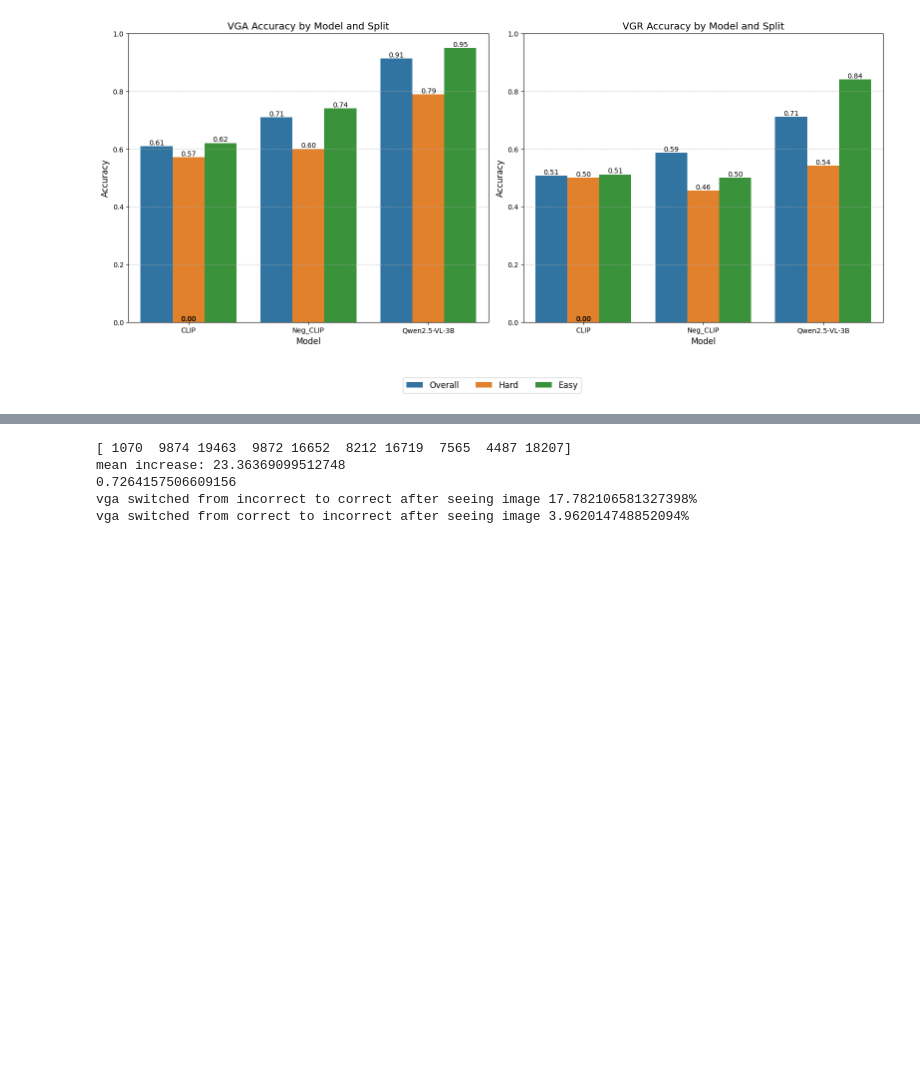
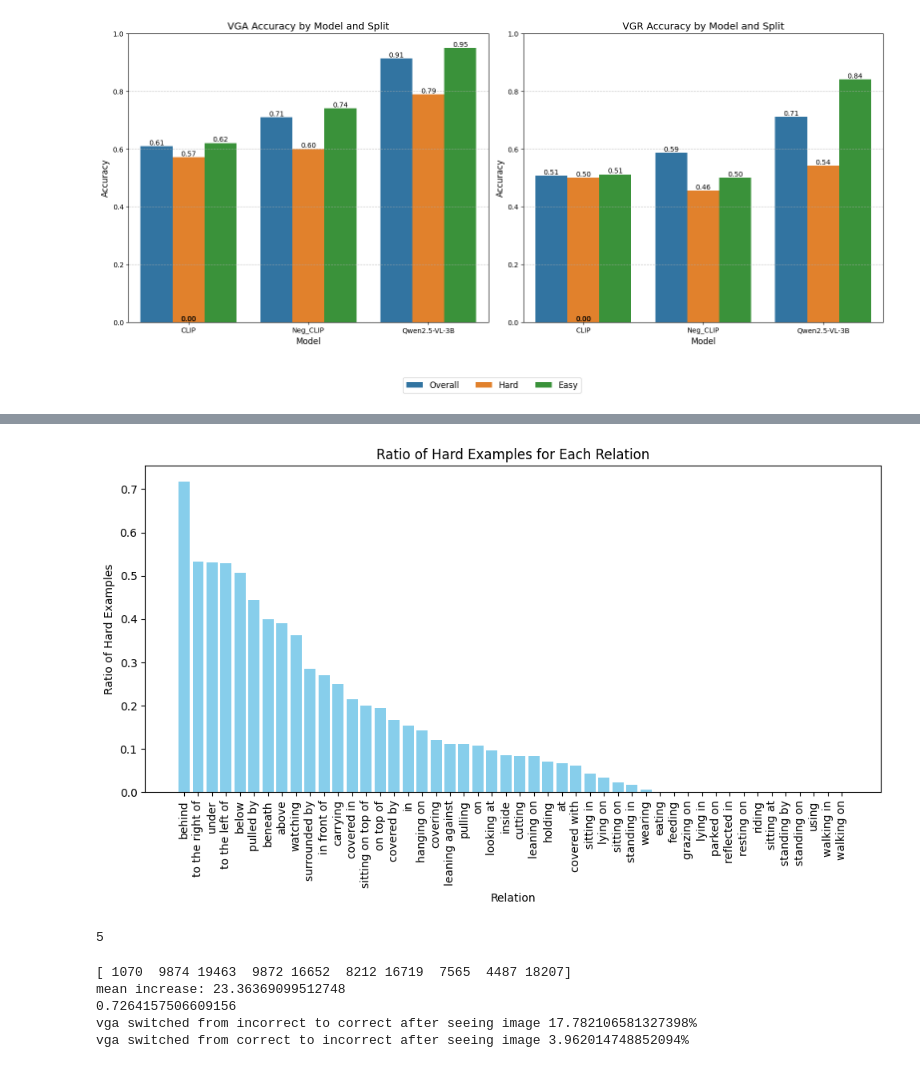
Before and after one commit to lcabannes/vision-language-models-are-bows, a Jupyter notebook: notebooks/visualization.ipynb, the cells around one changed output, grey strips where cells are left out. Drawn from its saved outputs; the diff is of its cells as text; code cells hidden in the pictures; blank space fills up the shorter version.

Commit message:
add per relation analysis and negclip analysis

```diff
--- a/notebooks/visualization.ipynb
+++ b/notebooks/visualization.ipynb
@@ -319,3 +323,76 @@ plt.show()
 plt.close()
 # %% [output]
 [figure]
+# %%
+uniquerelations = np.unique(vgr_dataset.all_relations)
+print(uniquerelations)
+vgr_hard = ~vgr_easy
+ratios = []
+hard_counts = []
+easy_counts = []
+
+for i, relation in enumerate(uniquerelations):
+    relation_mask = np.array(vgr_dataset.all_relations) == relation
+    relation_hard = relation_mask & vgr_hard
+    relation_easy = relation_mask & vgr_easy
+    ratio = relation_hard.sum() / relation_mask.sum()
+    hard_counts.append(relation_hard.sum())
+    easy_counts.append(relation_easy.sum())
+
+    ratios.append(ratio)
+
+sorted_pairs = (sorted(zip(uniquerelations, ratios, hard_counts, easy_counts), key=lambda x: x[1], reverse=True))
+# filter out relations with less than 20 easy examples
+print(len(sorted_pairs))
+# sorted_pairs = [pair for pair in sorted_pairs if pair[3] > 20]
+# print(len(sorted_pairs))
+sorted_ratios = [pair[1] for pair in sorted_pairs]
+sorted_relations = [pair[0] for pair in sorted_pairs]
+sorted_hard_counts = [pair[2] for pair in sorted_pairs]
+sorted_easy_counts = [pair[3] for pair in sorted_pairs]
+
+plt.figure(figsize=(10, 6))
+# bar plot with ratios for each relation
+plt.bar(sorted_relations, sorted_ratios, color='skyblue')
+plt.xticks(rotation=90)
+plt.xlabel('Relation')
+plt.ylabel('Ratio of Hard Examples')
+plt.title('Ratio of Hard Examples for Each Relation')
+plt.tight_layout()
+plt.savefig('figures/ratio_of_hard_examples.png', dpi=300, bbox_inches='tight')
+plt.show()
+plt.close()
+
+
+# plot counts
+plt.figure(figsize=(10, 6))
+# bar plot with ratios for each relation
+plt.bar(sorted_relations, sorted_hard_counts, color='skyblue', label='Hard Examples')
+# plt.bar(sorted_relations, sorted_easy_counts, color='orange', label='Easy Examples')
+plt.xticks(rotation=90)
+plt.xlabel('Relation')
+plt.ylabel('Count')
+plt.title('Count of Hard and Easy Examples for Each Relation')
+plt.legend()
+plt.tight_layout()
+plt.savefig('figures/count_of_hard_easy_examples.png', dpi=300, bbox_inches='tight')
+# plt.show()
+plt.close()
+
+# plot counts
+plt.figure(figsize=(10, 6))
+# bar plot with ratios for each relation
+# plt.bar(sorted_relations, sorted_hard_counts, color='skyblue', label='Hard Examples')
+plt.bar(sorted_relations, sorted_easy_counts, color='orange', label='Easy Examples')
+plt.xticks(rotation=90)
+plt.xlabel('Relation')
+plt.ylabel('Count')
+plt.title('Count of Hard and Easy Examples for Each Relation')
+plt.legend()
+plt.tight_layout()
+# plt.savefig('figures/count_of_hard_easy_examples.png', dpi=300, bbox_inches='tight')
+# plt.show()
+plt.close()
+
+print(min(easy_counts))
+# %% [output]
@@ -322,3 +409,5 @@ plt.close()
+[figure, added]
+5
 # %%
 vga_biggest_increases = vga_output["probability_increase"].argsort()[:20].values
 print(biggest_increases)
```
Also changed, not shown: parts of 3 cells of this notebook.
